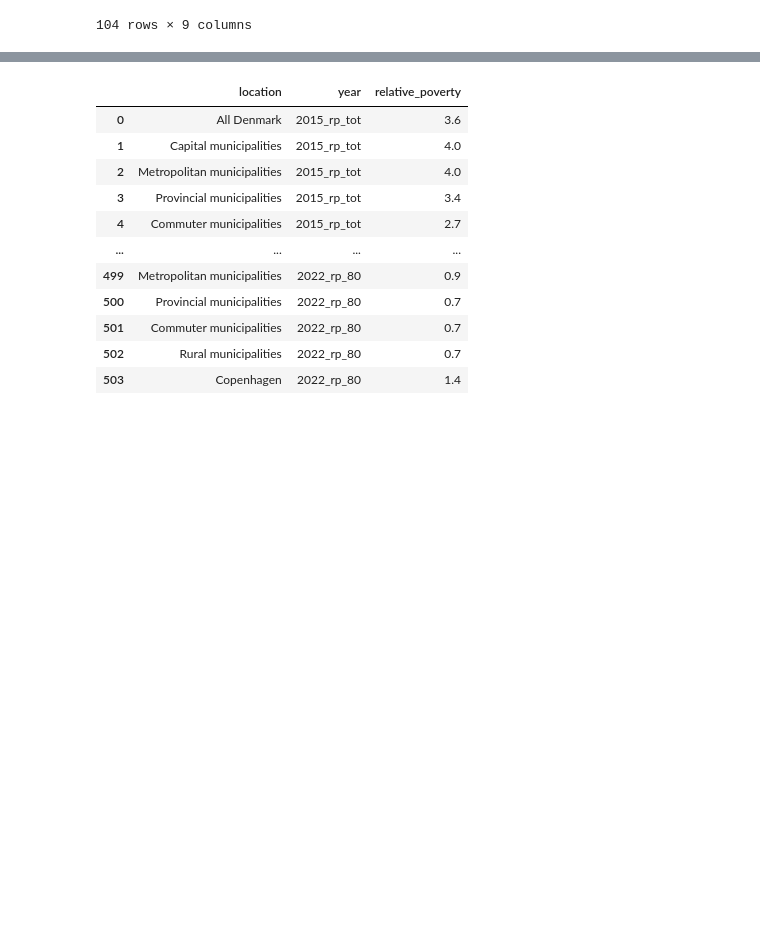
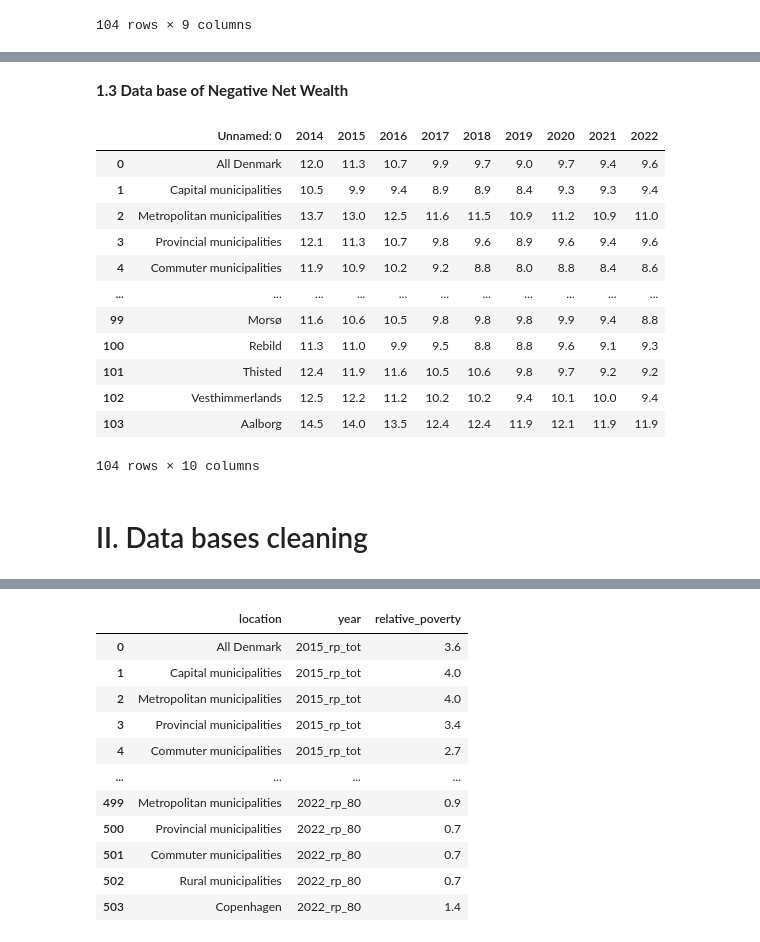
Before and after one commit to NumEconCopenhagen/projects-2024-petra-maritza-noah, a Jupyter notebook: dataproject/dataproject.ipynb, the cells around one changed output, grey strips where cells are left out. Drawn from its saved outputs; the diff is of its cells as text; code cells hidden in the pictures; blank space fills up the shorter version.

```diff
--- a/dataproject/dataproject.ipynb
+++ b/dataproject/dataproject.ipynb
@@ -58,3 +85,25 @@ rp_tot
+# %% [markdown]
+**1.3 Data base of Negative Net Wealth**
+# %%
+filename3 = 'neg_net_wealth.xlsx'
+nnw_18_over = pd.read_excel(filename3, sheet_name= '18-over')
+nnw_18_over
+# %% [output]
+|  | Unnamed: 0 | 2014 | 2015 | 2016 | 2017 | 2018 | 2019 | 2020 | 2021 | 2022 |
+| 0 | All Denmark | 12.0 | 11.3 | 10.7 | 9.9 | 9.7 | 9.0 | 9.7 | 9.4 | 9.6 |
+| 1 | Capital municipalities | 10.5 | 9.9 | 9.4 | 8.9 | 8.9 | 8.4 | 9.3 | 9.3 | 9.4 |
+| 2 | Metropolitan municipalities | 13.7 | 13.0 | 12.5 | 11.6 | 11.5 | 10.9 | 11.2 | 10.9 | 11.0 |
+| 3 | Provincial municipalities | 12.1 | 11.3 | 10.7 | 9.8 | 9.6 | 8.9 | 9.6 | 9.4 | 9.6 |
+| 4 | Commuter municipalities | 11.9 | 10.9 | 10.2 | 9.2 | 8.8 | 8.0 | 8.8 | 8.4 | 8.6 |
+| ... | ... | ... | ... | ... | ... | ... | ... | ... | ... | ... |
+| 99 | Morsø | 11.6 | 10.6 | 10.5 | 9.8 | 9.8 | 9.8 | 9.9 | 9.4 | 8.8 |
+| 100 | Rebild | 11.3 | 11.0 | 9.9 | 9.5 | 8.8 | 8.8 | 9.6 | 9.1 | 9.3 |
+| 101 | Thisted | 12.4 | 11.9 | 11.6 | 10.5 | 10.6 | 9.8 | 9.7 | 9.2 | 9.2 |
+| 102 | Vesthimmerlands | 12.5 | 12.2 | 11.2 | 10.2 | 10.2 | 9.4 | 10.1 | 10.0 | 9.4 |
+| 103 | Aalborg | 14.5 | 14.0 | 13.5 | 12.4 | 12.4 | 11.9 | 12.1 | 11.9 | 11.9 |
+104 rows × 10 columns
+# %% [markdown]
+# II. Data bases cleaning
 # %%
 # Rename columns by specifying a lambda function
 rp_tot.columns = rp_tot.columns.map(lambda x: 'location' if x == 'Unnamed: 0' else x + '_rp_tot' if x.isdigit() else x)
```
Also changed, not shown: parts of 18 cells of this notebook.
